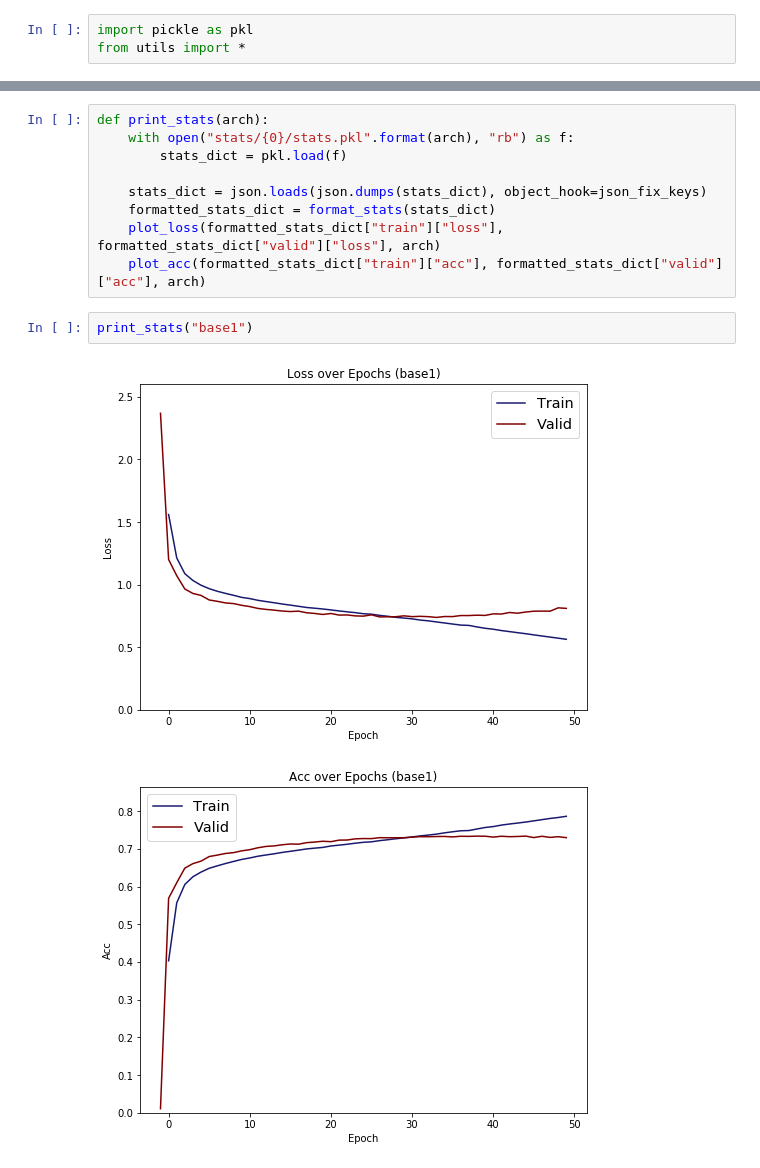
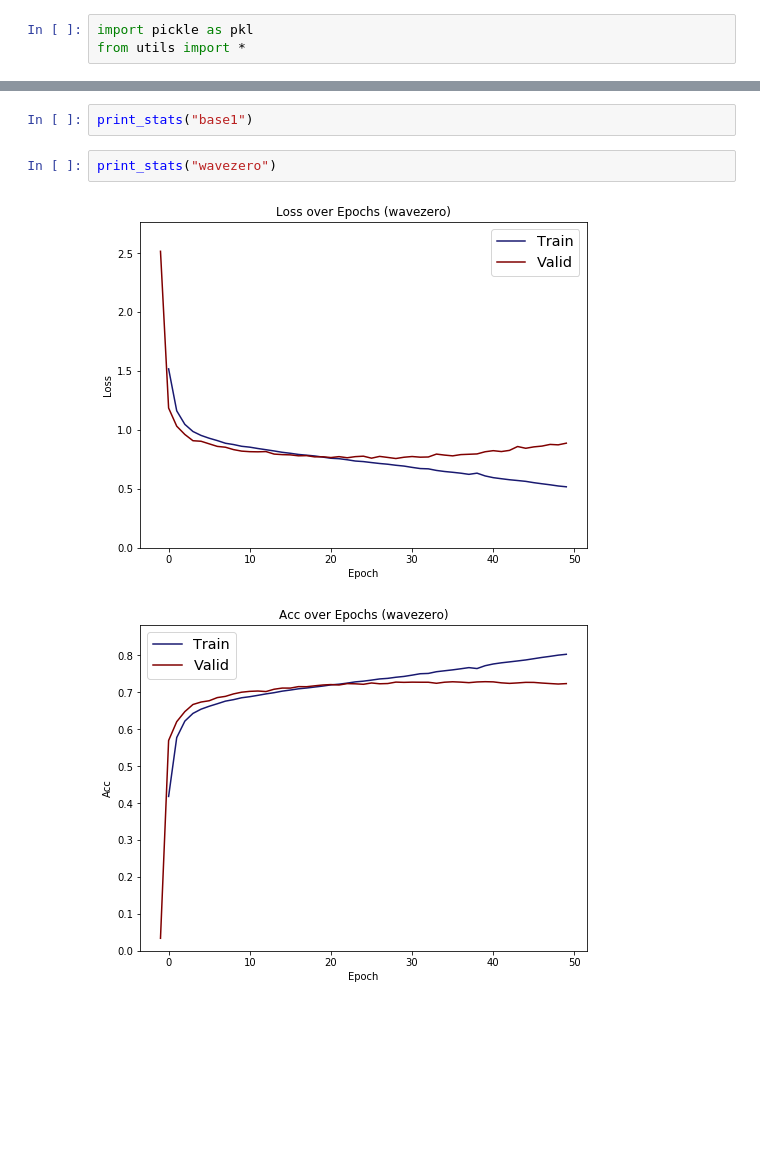
Before and after one commit to krebin/CSE291E_final_project, a Jupyter notebook: plot_stuff.ipynb, the cells around one changed output, grey strips where cells are left out. Saved outputs shown, nothing was run; the diff lists cells and outputs as text; blank space fills up the shorter version.

Commit message:
add some plots

```diff
--- a/plot_stuff.ipynb
+++ b/plot_stuff.ipynb
@@ -71,14 +4,7 @@ def plot_acc(train_losses, valid_losses, arch="base"):
-# %%
-def print_stats(arch):
-    with open("stats/{0}/stats.pkl".format(arch), "rb") as f:
-        stats_dict = pkl.load(f)
-
-    stats_dict = json.loads(json.dumps(stats_dict), object_hook=json_fix_keys)
-    formatted_stats_dict = format_stats(stats_dict)
-    plot_loss(formatted_stats_dict["train"]["loss"], formatted_stats_dict["valid"]["loss"], arch)
-    plot_acc(formatted_stats_dict["train"]["acc"], formatted_stats_dict["valid"]["acc"], arch)
 # %%
 print_stats("base1")
-# %% [output]
-[figure, removed]
-[figure, removed]
+# %%
+print_stats("wavezero")
+# %% [output]
+[figure, added]
+[figure, added]
```
Also changed, not shown: parts of 4 cells of this notebook, 7 other files.
